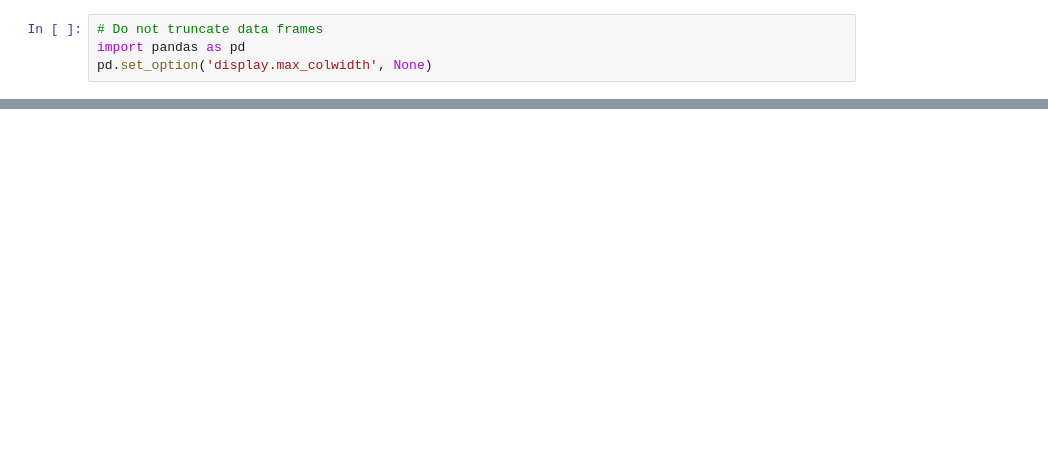
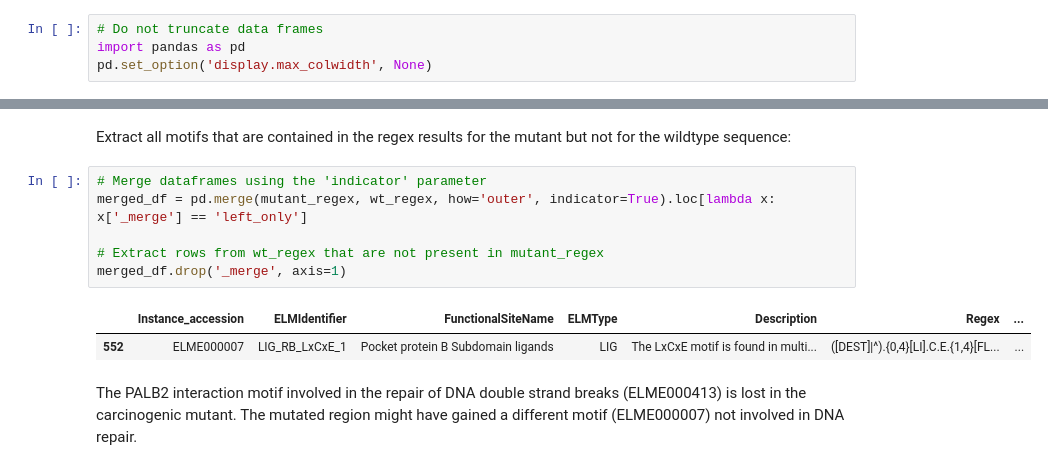
Before and after one commit to pachterlab/gget_examples, a Jupyter notebook: gget_elm_BRCA2_example.ipynb, the cells around one changed output, grey strips where cells are left out. Cells and saved outputs as stored; diff of their text form; blank space fills up the shorter version.

```diff
--- a/gget_elm_BRCA2_example.ipynb
+++ b/gget_elm_BRCA2_example.ipynb
@@ -70,0 +85,13 @@ mutant_regex[mutant_regex["Description"].str.contains("DNA double strand breaks
+# %% [markdown]
+Extract all motifs that are contained in the regex results for the mutant but not for the wildtype sequence:
+# %%
+# Merge dataframes using the 'indicator' parameter
+merged_df = pd.merge(mutant_regex, wt_regex, how='outer', indicator=True).loc[lambda x: x['_merge'] == 'left_only']
+
+# Extract rows from wt_regex that are not present in mutant_regex
+merged_df.drop('_merge', axis=1)
+# %% [output]
+|  | Instance_accession | ELMIdentifier | FunctionalSiteName | ELMType | Description | Regex | ... |
+| 552 | ELME000007 | LIG_RB_LxCxE_1 | Pocket protein B Subdomain ligands | LIG | The LxCxE motif is found in multi... | ([DEST]|^).{0,4}[LI].C.E.{1,4}[FL... | ... |
+# %% [markdown]
+The PALB2 interaction motif involved in the repair of DNA double strand breaks (ELME000413) is lost in the carcinogenic mutant. The mutated region might have gained a different motif (ELME000007) not involved in DNA repair.
```
Also changed, not shown: parts of 13 cells of this notebook.
